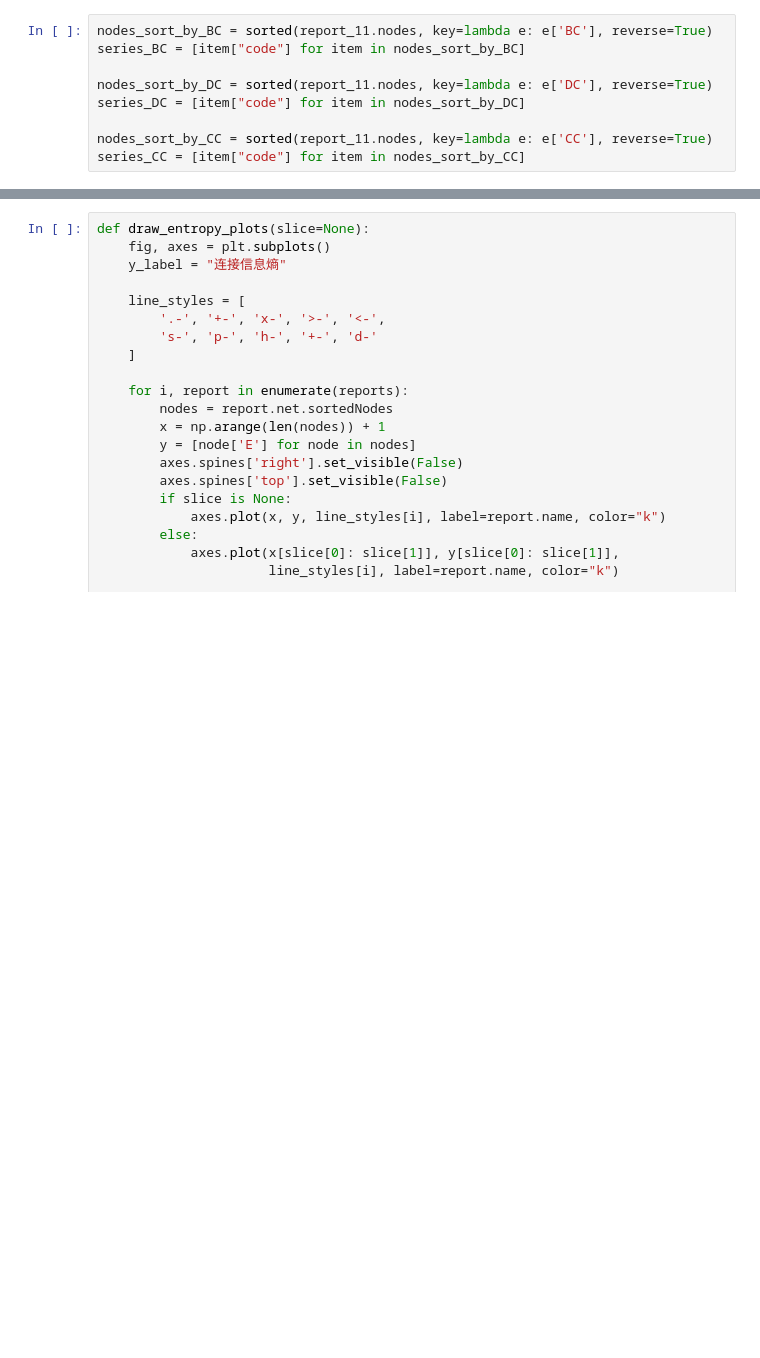
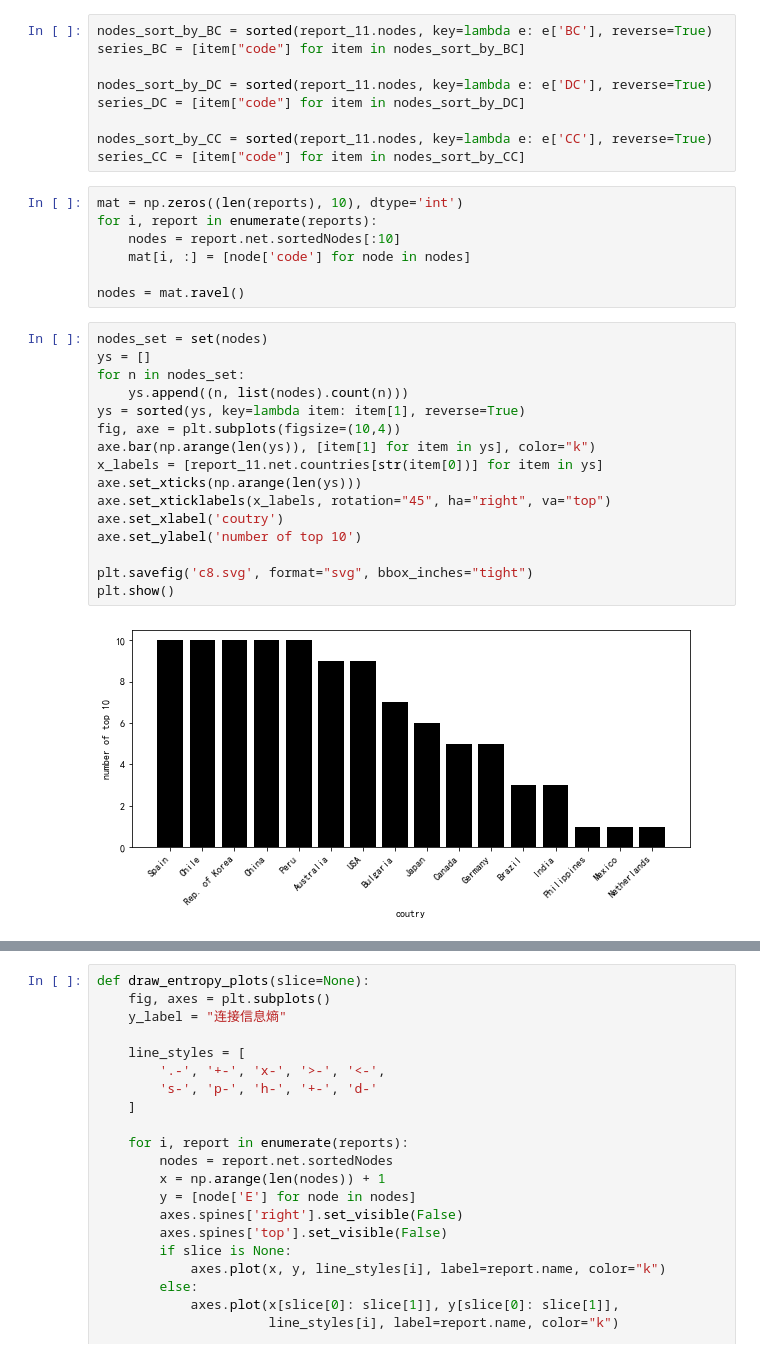
Before and after one commit to iLnezoH/cooper-trade, a Jupyter notebook: chart.ipynb, the cells around one changed output, grey strips where cells are left out. Cells and saved outputs as stored; diff of their text form; blank space fills up the shorter version.

```diff
--- a/chart.ipynb
+++ b/chart.ipynb
@@ -195,3 +263,28 @@ series_DC = [item["code"] for item in nodes_sort_by_DC]
 
 nodes_sort_by_CC = sorted(report_11.nodes, key=lambda e: e['CC'], reverse=True)
 series_CC = [item["code"] for item in nodes_sort_by_CC]
+# %%
+mat = np.zeros((len(reports), 10), dtype='int')
+for i, report in enumerate(reports):
+    nodes = report.net.sortedNodes[:10]
+    mat[i, :] = [node['code'] for node in nodes]
+
+nodes = mat.ravel()
+# %%
+nodes_set = set(nodes)
+ys = []
+for n in nodes_set:
+    ys.append((n, list(nodes).count(n)))
+ys = sorted(ys, key=lambda item: item[1], reverse=True)
+fig, axe = plt.subplots(figsize=(10,4))
+axe.bar(np.arange(len(ys)), [item[1] for item in ys], color="k")
+x_labels = [report_11.net.countries[str(item[0])] for item in ys]
+axe.set_xticks(np.arange(len(ys)))
+axe.set_xticklabels(x_labels, rotation="45", ha="right", va="top")
+axe.set_xlabel('coutry')
+axe.set_ylabel('number of top 10')
+
+plt.savefig('c8.svg', format="svg", bbox_inches="tight")
+plt.show()
+# %% [output]
+[figure, added]
```
Also changed, not shown: parts of 7 cells of this notebook, 4 other files.
